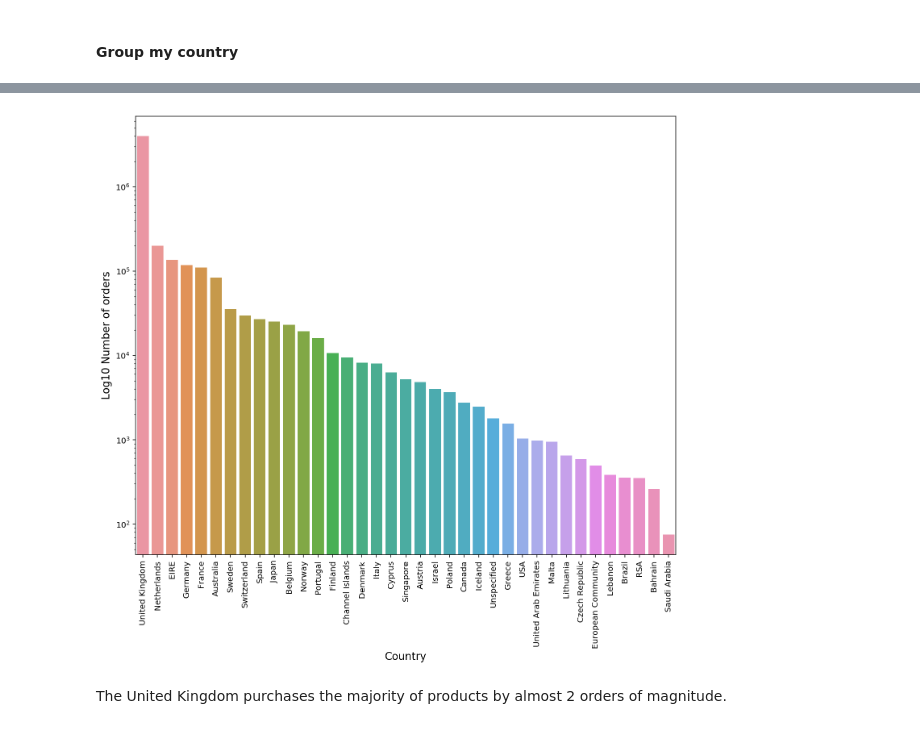
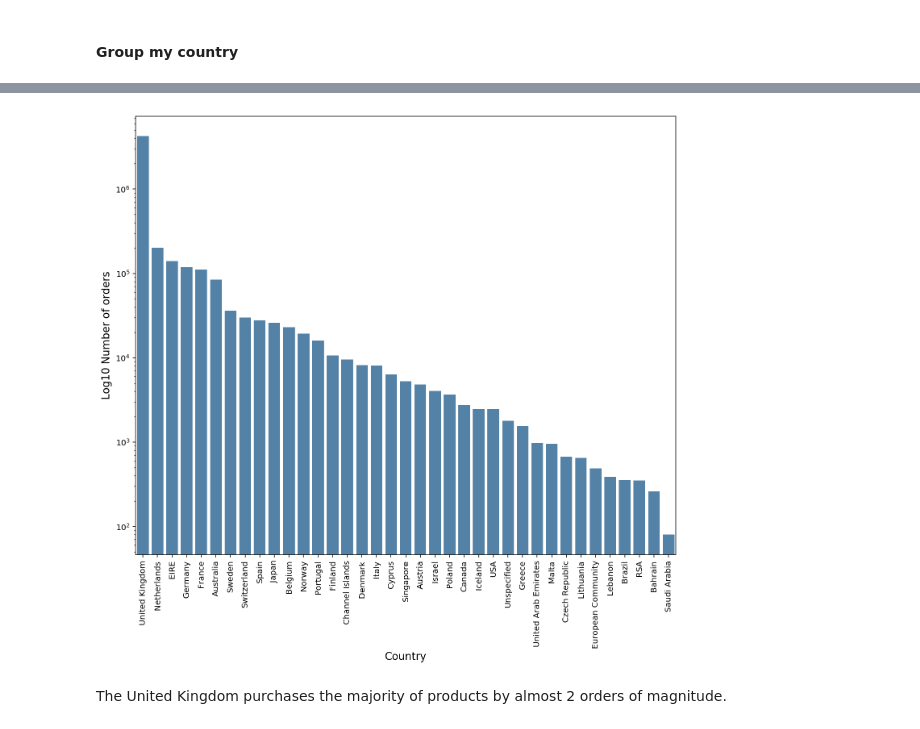
Before and after one commit to scheckley/online-retail, a Jupyter notebook: analysis.ipynb, the cells around one changed output, grey strips where cells are left out. Cells and saved outputs as stored; diff of their text form; code cells hidden in the pictures.

```diff
--- a/analysis.ipynb
+++ b/analysis.ipynb
@@ -192,15 +192,15 @@ by_country.describe()
 # %%
 grouped  = data.groupby(['Country']).sum()['Quantity'].sort_values(ascending=False)
 
 f, ax = plt.subplots(figsize=(12, 10))
 plt.xticks(rotation='vertical')
-sns.barplot(grouped.index, grouped.values)
+sns.barplot(grouped.index, grouped.values, color='steelblue')
 f.get_axes()[0].set_yscale('log') #I'm using a log scale just for visualisation as the UK dominates the market
 plt.ylabel('Log10 Number of orders', fontsize=13)
 plt.xlabel('Country', fontsize=13)
 plt.show()
 # %% [output]
-[figure, old version]
+[figure, new version]
 # %% [markdown]
 The United Kingdom purchases the majority of products by almost 2 orders of magnitude.
 # %%
```
Also changed, not shown: parts of 28 cells of this notebook.
